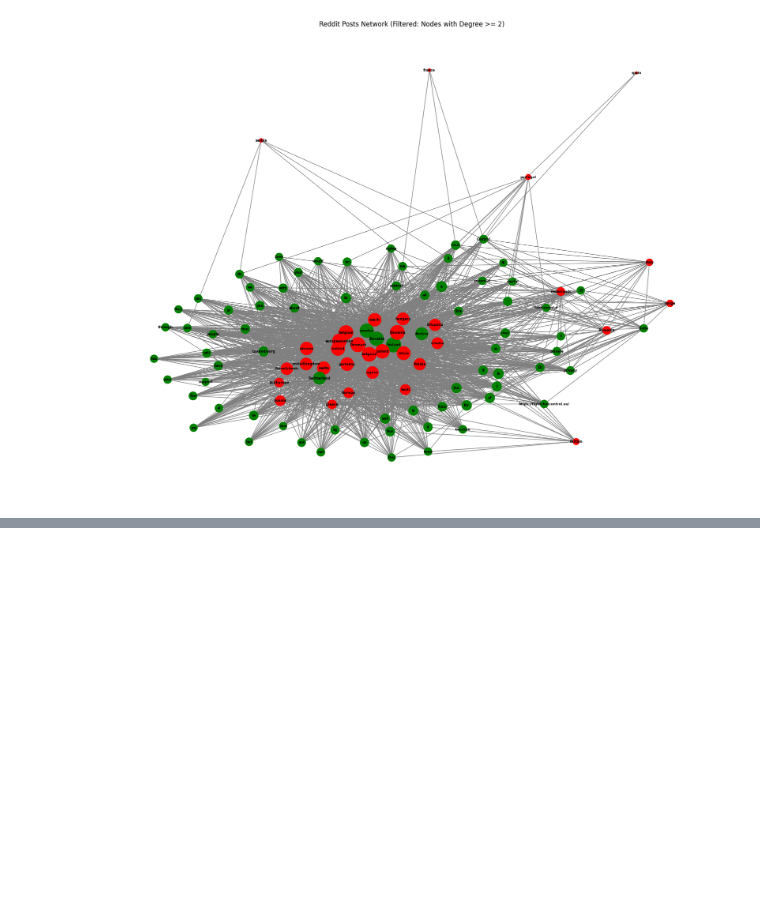
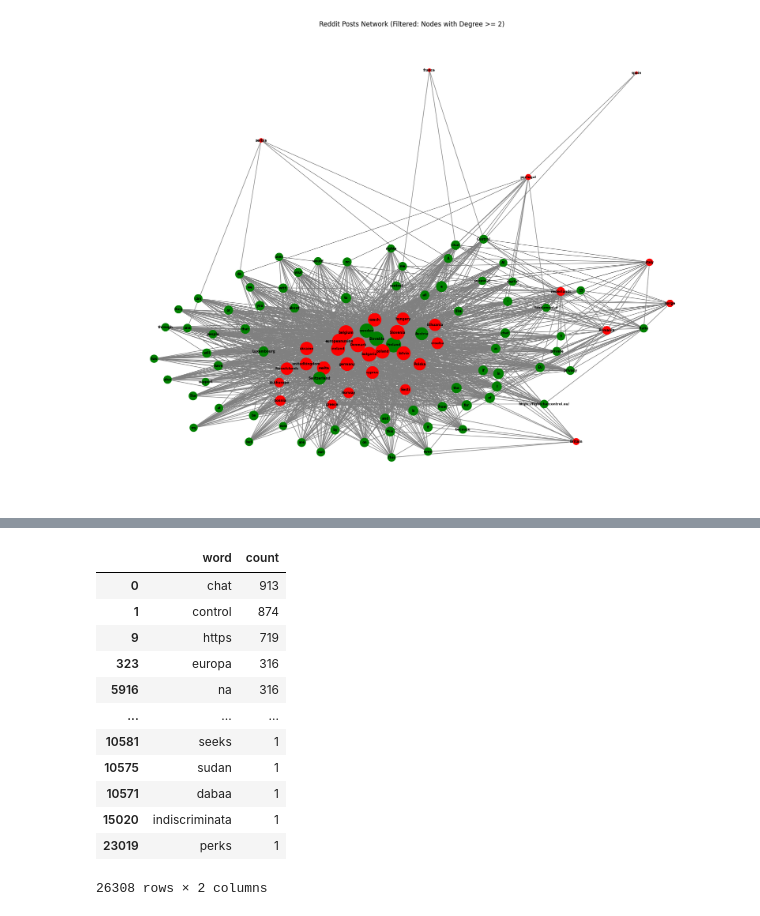
Before and after one commit to Inpatch/Scraper_data_rights, a Jupyter notebook: network_diagram_v2.ipynb, the cells around one changed output, grey strips where cells are left out. Drawn from its saved outputs; the diff is of its cells as text; code cells hidden in the pictures; blank space fills up the shorter version.

```diff
--- a/network_diagram_v2.ipynb
+++ b/network_diagram_v2.ipynb
@@ -124,0 +169,3 @@ plt.show()
+# %%
+df1 = df
+df1['text'] = df['data.title'] + ',' + df['data.selftext']
@@ -124,0 +193,16 @@ plt.show()
+# %%
+word_freq_df
+# %% [output]
+|  | word | count |
+| 0 | chat | 913 |
+| 1 | control | 874 |
+| 9 | https | 719 |
+| 323 | europa | 316 |
+| 5916 | na | 316 |
+| ... | ... | ... |
+| 10581 | seeks | 1 |
+| 10575 | sudan | 1 |
+| 10571 | dabaa | 1 |
+| 15020 | indiscriminata | 1 |
+| 23019 | perks | 1 |
+26308 rows × 2 columns
```
Also changed, not shown: parts of 7 cells of this notebook.
